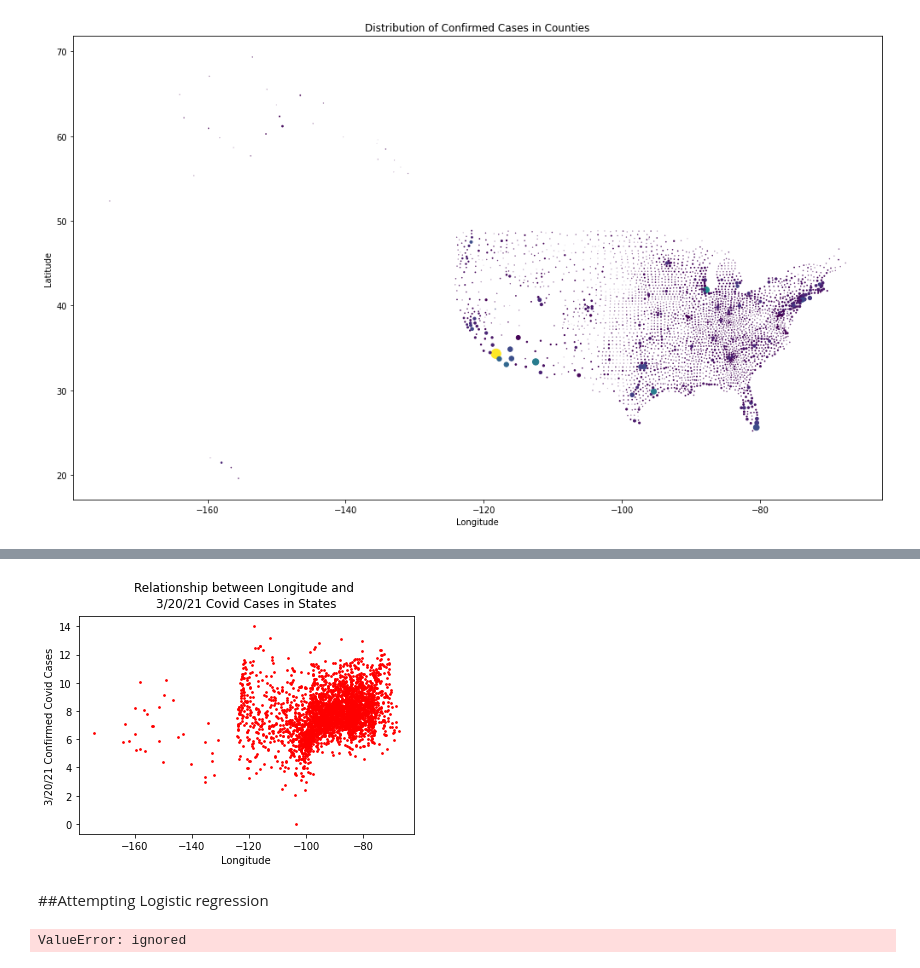
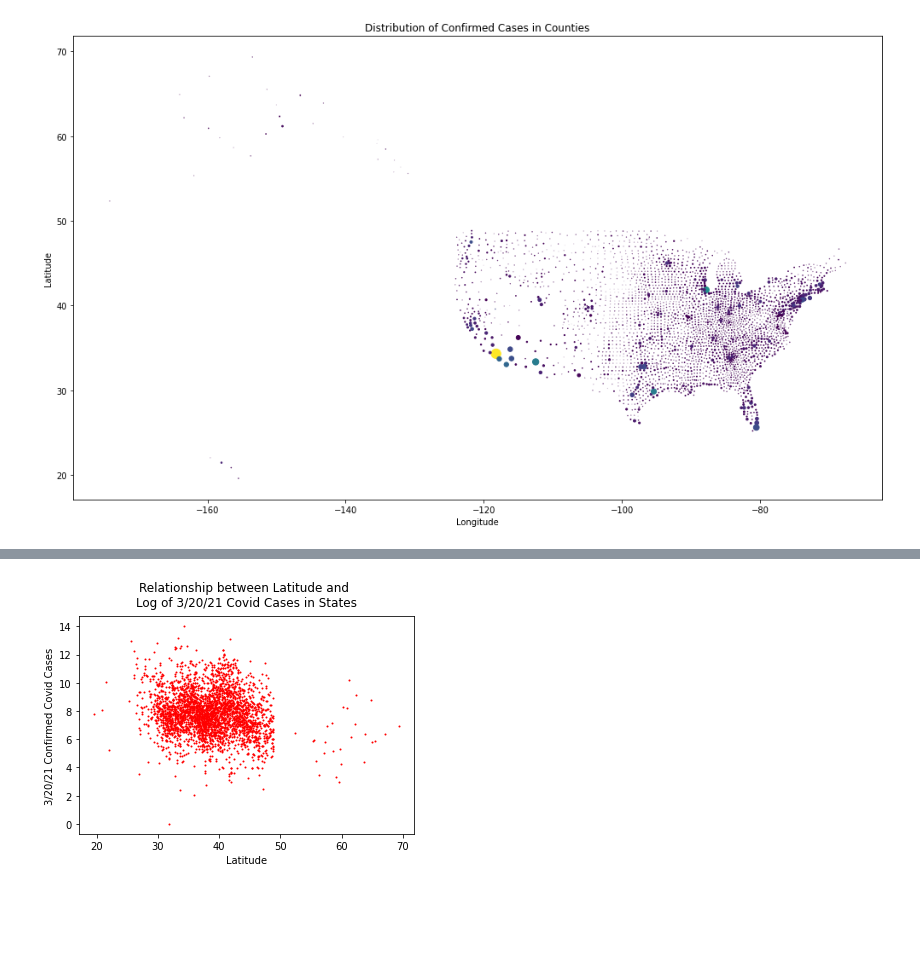
Before and after one commit to linsyzw/COVID_Insurance_Relation, a Jupyter notebook: Covid_Data.ipynb, the cells around one changed output, grey strips where cells are left out. Saved outputs shown, nothing was run; the diff lists cells and outputs as text; code cells hidden in the pictures; blank space fills up the shorter version.

```diff
--- a/Covid_Data.ipynb
+++ b/Covid_Data.ipynb
@@ -354,30 +401,9 @@ plt.show()
 # %%
-# x-axis: # Longitude, y-axis: confirmed cases
-
-plt.scatter(US_Confirmed['Long_'], np.log(US_Confirmed['3/20/21']), s=3, c = 'r')
-plt.xlabel('Longitude')
+# x-axis: # Latitude, y-axis: confirmed cases
+plt.scatter(US_Confirmed['Lat'], np.log(US_Confirmed['3/20/21']), s=1, c = 'r')
+plt.xlabel('Latitude')
 plt.ylabel('3/20/21 Confirmed Covid Cases')
-plt.title("Relationship between Longitude and \n3/20/21 Covid Cases in States", fontsize = 12, pad = 10)
+plt.title("Relationship between Latitude and \nLog of 3/20/21 Covid Cases in States", fontsize = 12, pad = 10)
 plt.show()
 # %% [output]
-[figure, old version]
+[figure, new version]
-# %% [markdown]
-##Attempting Logistic regression
-# %%
-# x-axis: # insured, y-axis: confirmed cases
-logistic.fit(US_Insurance['Insured: Number'], US_Confirmed['3/20/21']) # based on insurance and confirmed case, assume population density??
-# Retrieve the model parameters.
-b_log = logistic.intercept_[0]
-w1_log, w2_log = logistic.coef_.T
-
-# Calculate the intercept of the decision boundary.
-c_log = -b_log/w2_log
-m_log = -w1_log/w2_log
-
-# Plot the data and the classification with the decision boundary.
-x_log = np.array([US_Insurance['Insured: Number'].min(), US_Insurance['Insured: Number'].max()])
-y_log = m_log*x_log + c_log
-
-plt.plot(x_lin, y_lin, 'm')
-# %% [output]
-ValueError: ignored
```
Also changed, not shown: parts of 25 cells of this notebook.
